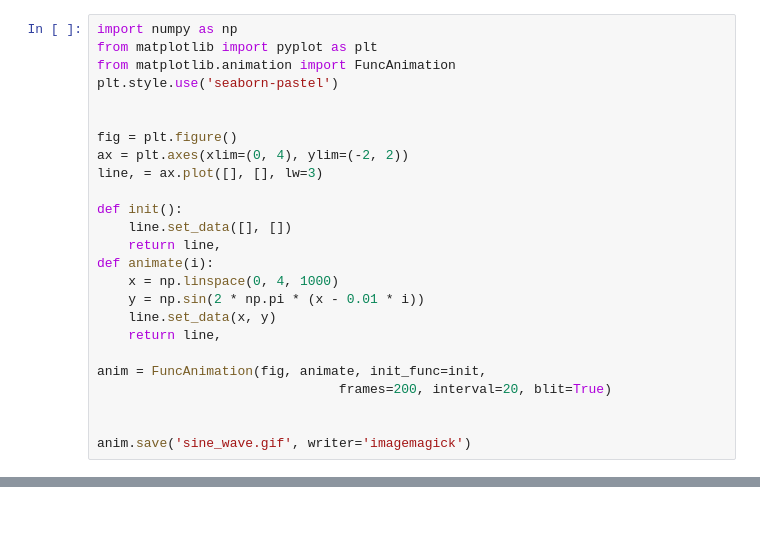
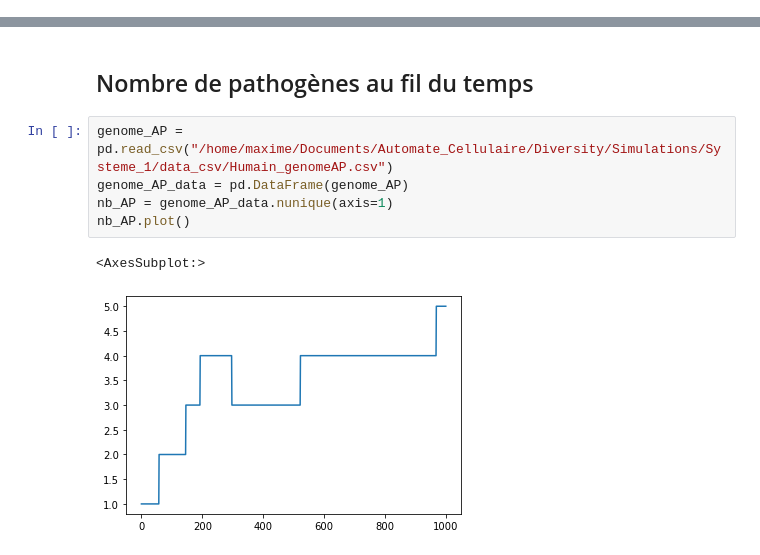
Before and after one commit to maximepasquier/Diversity, a Jupyter notebook: Python/mesures.ipynb, the cells around one changed output, grey strips where cells are left out. Cells and saved outputs as stored; diff of their text form; blank space fills up the shorter version.

```diff
--- a/Python/mesures.ipynb
+++ b/Python/mesures.ipynb
@@ -172,25 +19,0 @@ plt.show()
-# %%
-import numpy as np
-from matplotlib import pyplot as plt
-from matplotlib.animation import FuncAnimation
-plt.style.use('seaborn-pastel')
-
-
-fig = plt.figure()
-ax = plt.axes(xlim=(0, 4), ylim=(-2, 2))
-line, = ax.plot([], [], lw=3)
-
-def init():
-    line.set_data([], [])
-    return line,
-def animate(i):
-    x = np.linspace(0, 4, 1000)
-    y = np.sin(2 * np.pi * (x - 0.01 * i))
-    line.set_data(x, y)
-    return line,
-
-anim = FuncAnimation(fig, animate, init_func=init,
-                               frames=200, interval=20, blit=True)
-
-
-anim.save('sine_wave.gif', writer='imagemagick')
@@ -244,0 +64,10 @@ plt.show()
+# %% [markdown]
+## Nombre de pathogènes au fil du temps
+# %%
+genome_AP = pd.read_csv("/home/maxime/Documents/Automate_Cellulaire/Diversity/Simulations/Systeme_1/data_csv/Humain_genomeAP.csv")
+genome_AP_data = pd.DataFrame(genome_AP)
+nb_AP = genome_AP_data.nunique(axis=1)
+nb_AP.plot()
+# %% [output]
+<AxesSubplot:>
+[figure, added]
```
Also changed, not shown: parts of 23 cells of this notebook, 17 other files.
